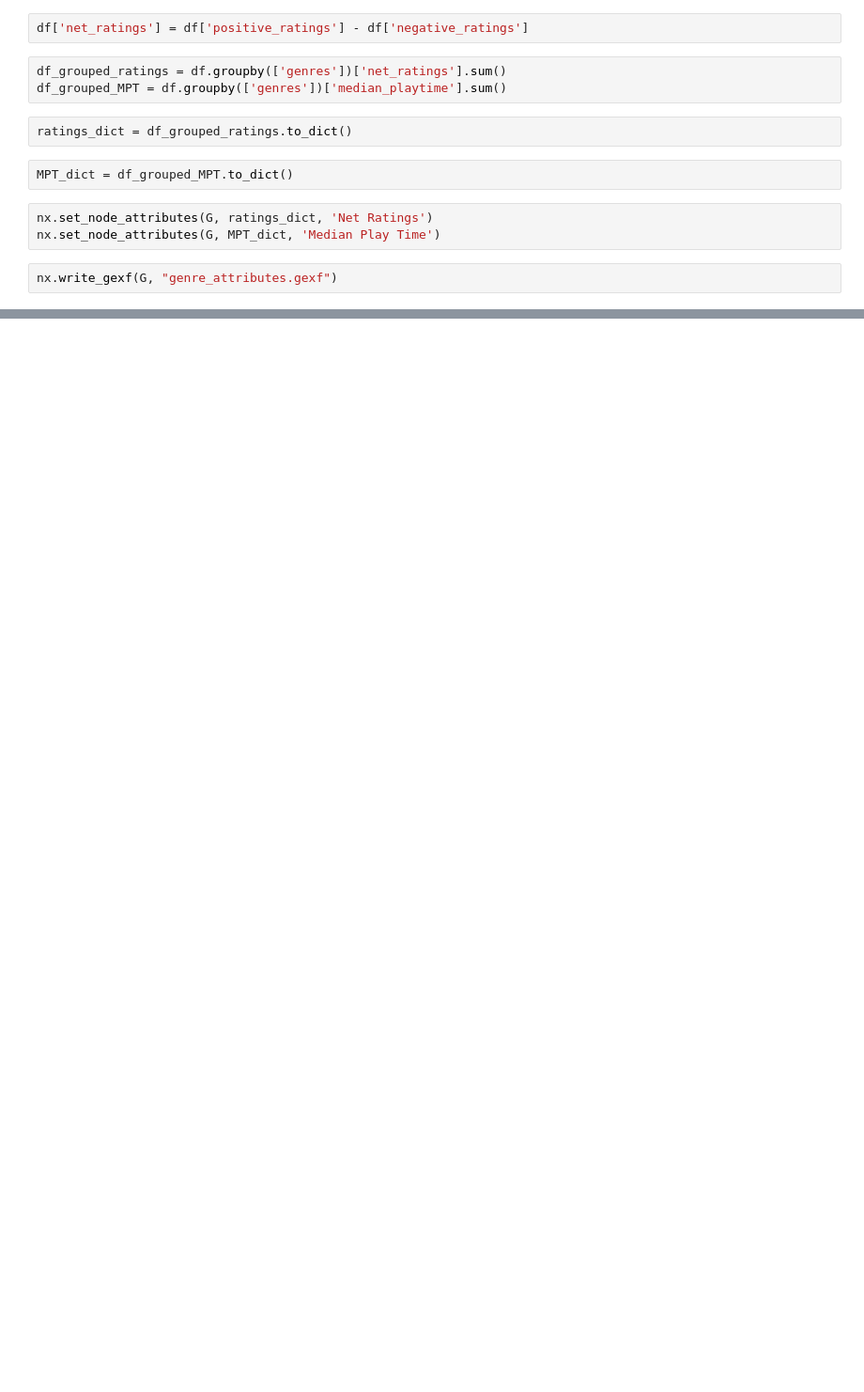
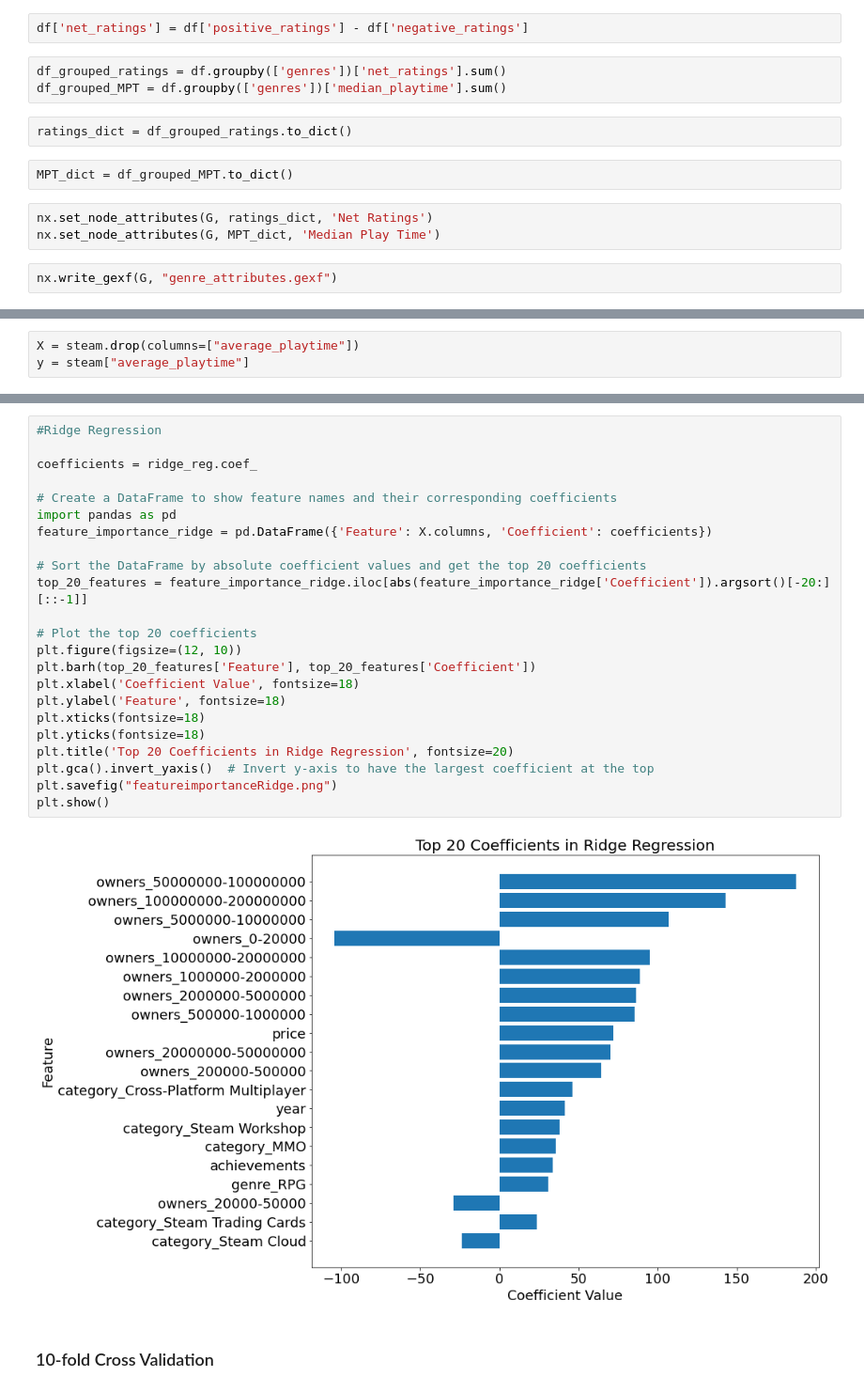
Before and after one commit to notsubash/Game-Genre-Network-Analysis, a Jupyter notebook: Steam games.ipynb, the cells around one changed output, grey strips where cells are left out. Shown at 94% size. Saved outputs shown, nothing was run; the diff lists cells and outputs as text; blank space fills up the shorter version.

```diff
--- a/Steam games.ipynb
+++ b/Steam games.ipynb
@@ -505,0 +660,3 @@ nx.write_gexf(G, "genre_attributes.gexf")
+# %%
+X = steam.drop(columns=["average_playtime"])
+y = steam["average_playtime"]
@@ -505,0 +776,27 @@ nx.write_gexf(G, "genre_attributes.gexf")
+# %%
+#Ridge Regression
+
+coefficients = ridge_reg.coef_
+
+# Create a DataFrame to show feature names and their corresponding coefficients
+import pandas as pd
+feature_importance_ridge = pd.DataFrame({'Feature': X.columns, 'Coefficient': coefficients})
+
+# Sort the DataFrame by absolute coefficient values and get the top 20 coefficients
+top_20_features = feature_importance_ridge.iloc[abs(feature_importance_ridge['Coefficient']).argsort()[-20:][::-1]]
+
+# Plot the top 20 coefficients
+plt.figure(figsize=(12, 10))
+plt.barh(top_20_features['Feature'], top_20_features['Coefficient'])
+plt.xlabel('Coefficient Value', fontsize=18)
+plt.ylabel('Feature', fontsize=18)
+plt.xticks(fontsize=18)
+plt.yticks(fontsize=18)
+plt.title('Top 20 Coefficients in Ridge Regression', fontsize=20)
+plt.gca().invert_yaxis()  # Invert y-axis to have the largest coefficient at the top
+plt.savefig("featureimportanceRidge.png")
+plt.show()
+# %% [output]
+[figure, added]
+# %% [markdown]
+### 10-fold Cross Validation
```
Also changed, not shown: parts of 45 cells of this notebook, 37 other files.
